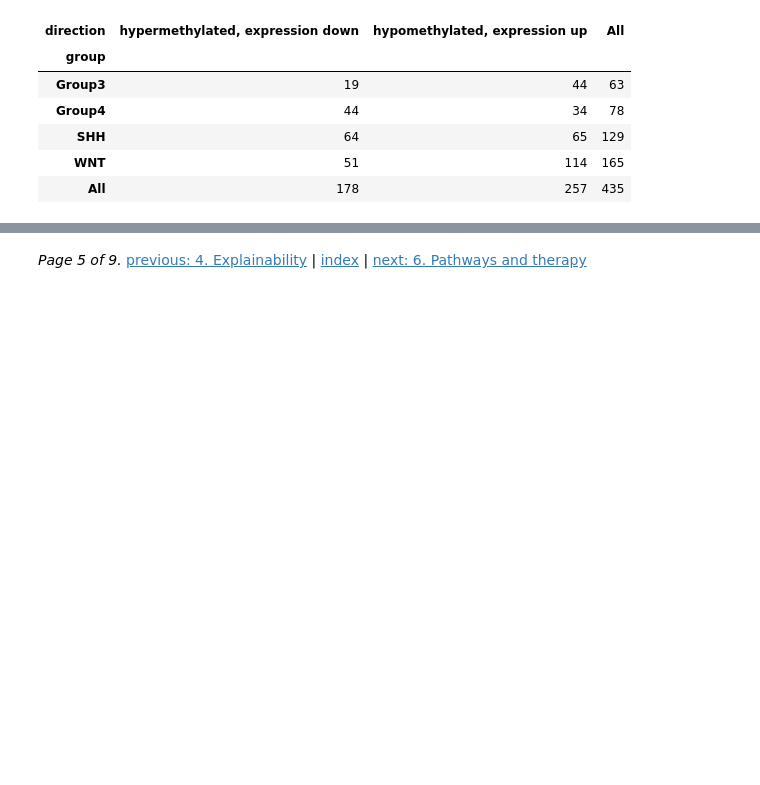
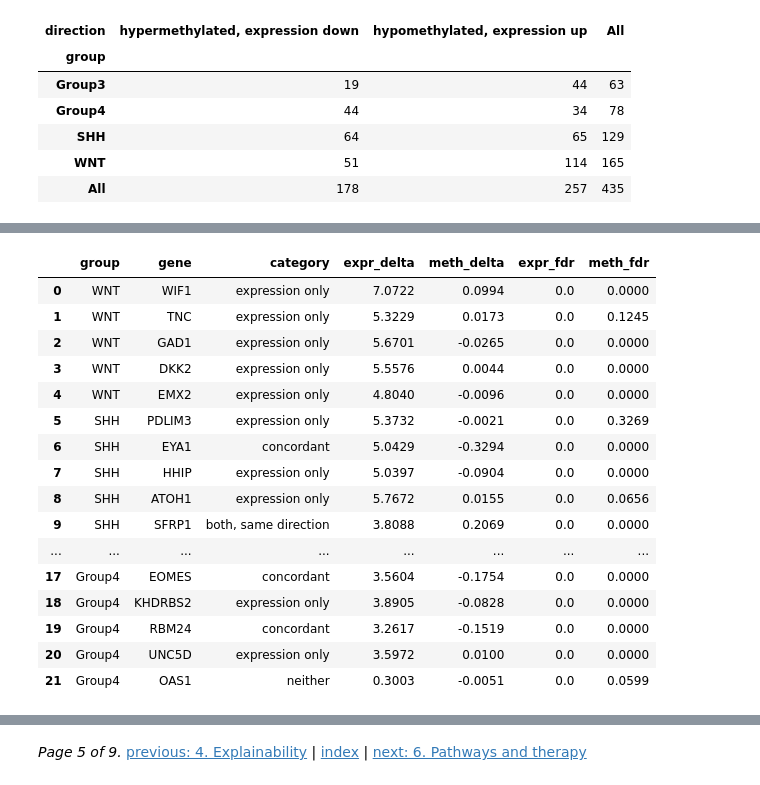
Before and after one commit to robinson-vidva/mb-methylation-xai, a Jupyter notebook: notebooks/05_methylation_vs_expression.ipynb, the cells around one changed output, grey strips where cells are left out. Drawn from its saved outputs; the diff is of its cells as text; code cells hidden in the pictures; blank space fills up the shorter version.

```diff
--- a/notebooks/05_methylation_vs_expression.ipynb
+++ b/notebooks/05_methylation_vs_expression.ipynb
@@ -100,0 +131,20 @@ not by methylation. The concordant genes are the input to the pathway and therap
+# %%
+pd.read_csv(TAB / 'nanostring_signature_check.csv')
+# %% [output]
+|  | group | gene | category | expr_delta | meth_delta | expr_fdr | meth_fdr |
+| 0 | WNT | WIF1 | expression only | 7.0722 | 0.0994 | 0.0 | 0.0000 |
+| 1 | WNT | TNC | expression only | 5.3229 | 0.0173 | 0.0 | 0.1245 |
+| 2 | WNT | GAD1 | expression only | 5.6701 | -0.0265 | 0.0 | 0.0000 |
+| 3 | WNT | DKK2 | expression only | 5.5576 | 0.0044 | 0.0 | 0.0000 |
+| 4 | WNT | EMX2 | expression only | 4.8040 | -0.0096 | 0.0 | 0.0000 |
+| 5 | SHH | PDLIM3 | expression only | 5.3732 | -0.0021 | 0.0 | 0.3269 |
+| 6 | SHH | EYA1 | concordant | 5.0429 | -0.3294 | 0.0 | 0.0000 |
+| 7 | SHH | HHIP | expression only | 5.0397 | -0.0904 | 0.0 | 0.0000 |
+| 8 | SHH | ATOH1 | expression only | 5.7672 | 0.0155 | 0.0 | 0.0656 |
+| 9 | SHH | SFRP1 | both, same direction | 3.8088 | 0.2069 | 0.0 | 0.0000 |
+| ... | ... | ... | ... | ... | ... | ... | ... |
+| 17 | Group4 | EOMES | concordant | 3.5604 | -0.1754 | 0.0 | 0.0000 |
+| 18 | Group4 | KHDRBS2 | expression only | 3.8905 | -0.0828 | 0.0 | 0.0000 |
+| 19 | Group4 | RBM24 | concordant | 3.2617 | -0.1519 | 0.0 | 0.0000 |
+| 20 | Group4 | UNC5D | expression only | 3.5972 | 0.0100 | 0.0 | 0.0000 |
+| 21 | Group4 | OAS1 | neither | 0.3003 | -0.0051 | 0.0 | 0.0599 |
```
Also changed, not shown: parts of 8 cells of this notebook, 28 other files.
